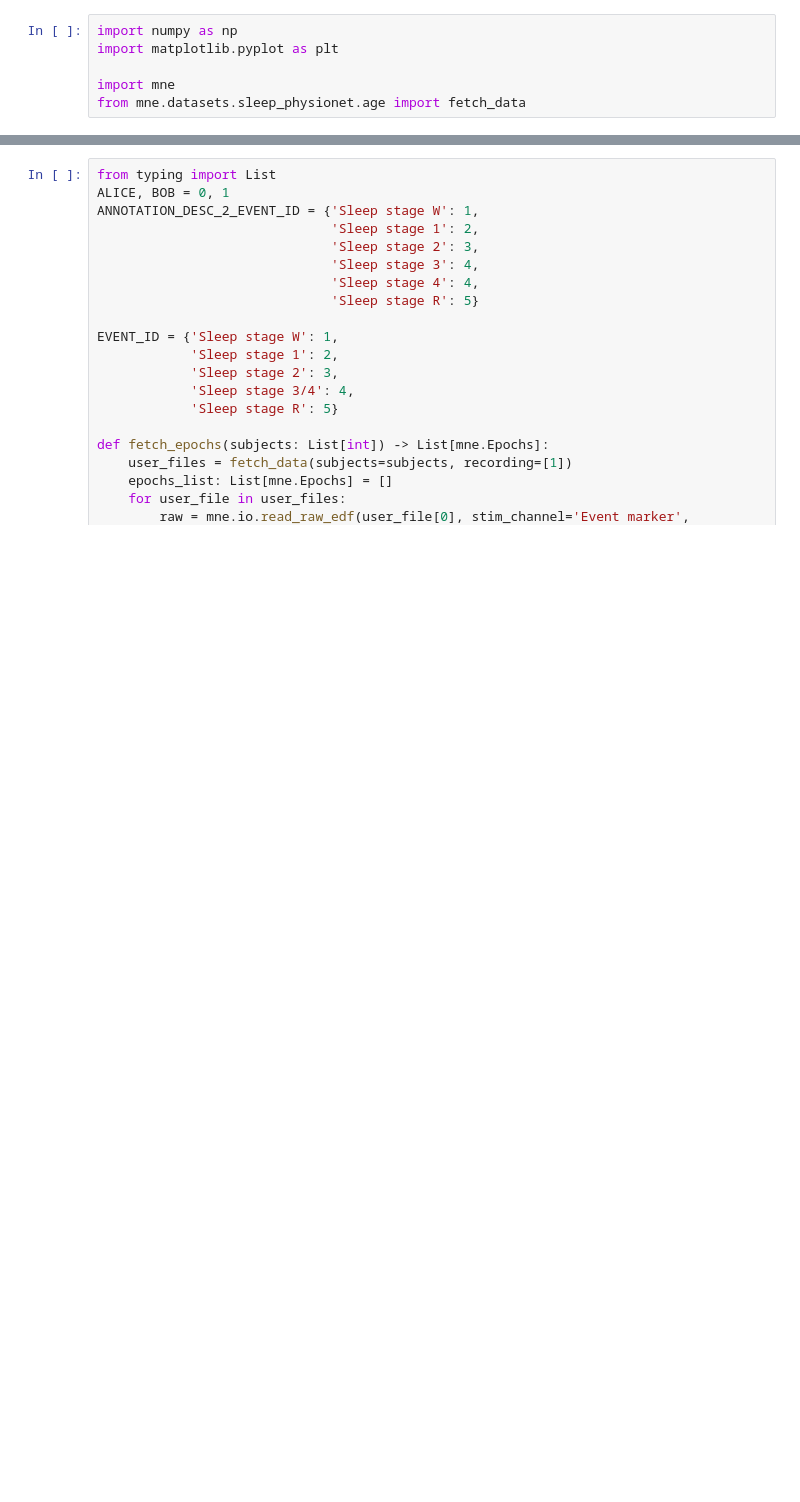
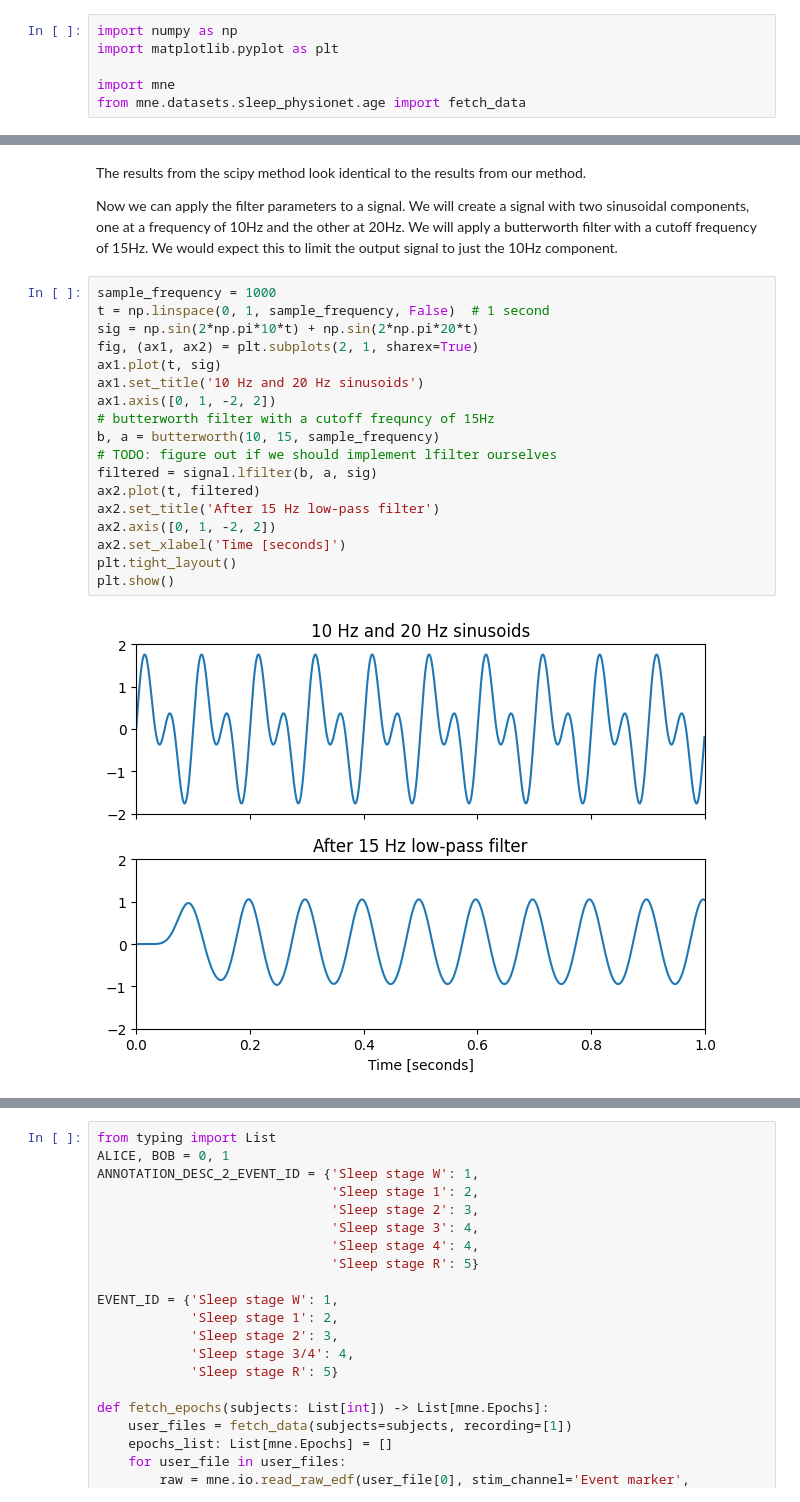
Before and after one commit to derekjohnsonva/dsp_final_project, a Jupyter notebook: butterworth.ipynb, the cells around one changed output, grey strips where cells are left out. Drawn from its saved outputs; the diff is of its cells as text; blank space fills up the shorter version.

```diff
--- a/butterworth.ipynb
+++ b/butterworth.ipynb
@@ -12,0 +86,24 @@ from mne.datasets.sleep_physionet.age import fetch_data
+# %% [markdown]
+The results from the scipy method look identical to the results from our method.
+
+Now we can apply the filter parameters to a signal. We will create a signal with two sinusoidal components, one at a frequency of 10Hz and the other at 20Hz. We will apply a butterworth filter with a cutoff frequency of 15Hz. We would expect this to limit the output signal to just the 10Hz component.
+# %%
+sample_frequency = 1000
+t = np.linspace(0, 1, sample_frequency, False)  # 1 second
+sig = np.sin(2*np.pi*10*t) + np.sin(2*np.pi*20*t)
+fig, (ax1, ax2) = plt.subplots(2, 1, sharex=True)
+ax1.plot(t, sig)
+ax1.set_title('10 Hz and 20 Hz sinusoids')
+ax1.axis([0, 1, -2, 2])
+# butterworth filter with a cutoff frequncy of 15Hz
+b, a = butterworth(10, 15, sample_frequency)
+# TODO: figure out if we should implement lfilter ourselves
+filtered = signal.lfilter(b, a, sig)
+ax2.plot(t, filtered)
+ax2.set_title('After 15 Hz low-pass filter')
+ax2.axis([0, 1, -2, 2])
+ax2.set_xlabel('Time [seconds]')
+plt.tight_layout()
+plt.show()
+# %% [output]
+[figure, added]
```
Also changed, not shown: parts of 8 cells of this notebook, 1 other file.
